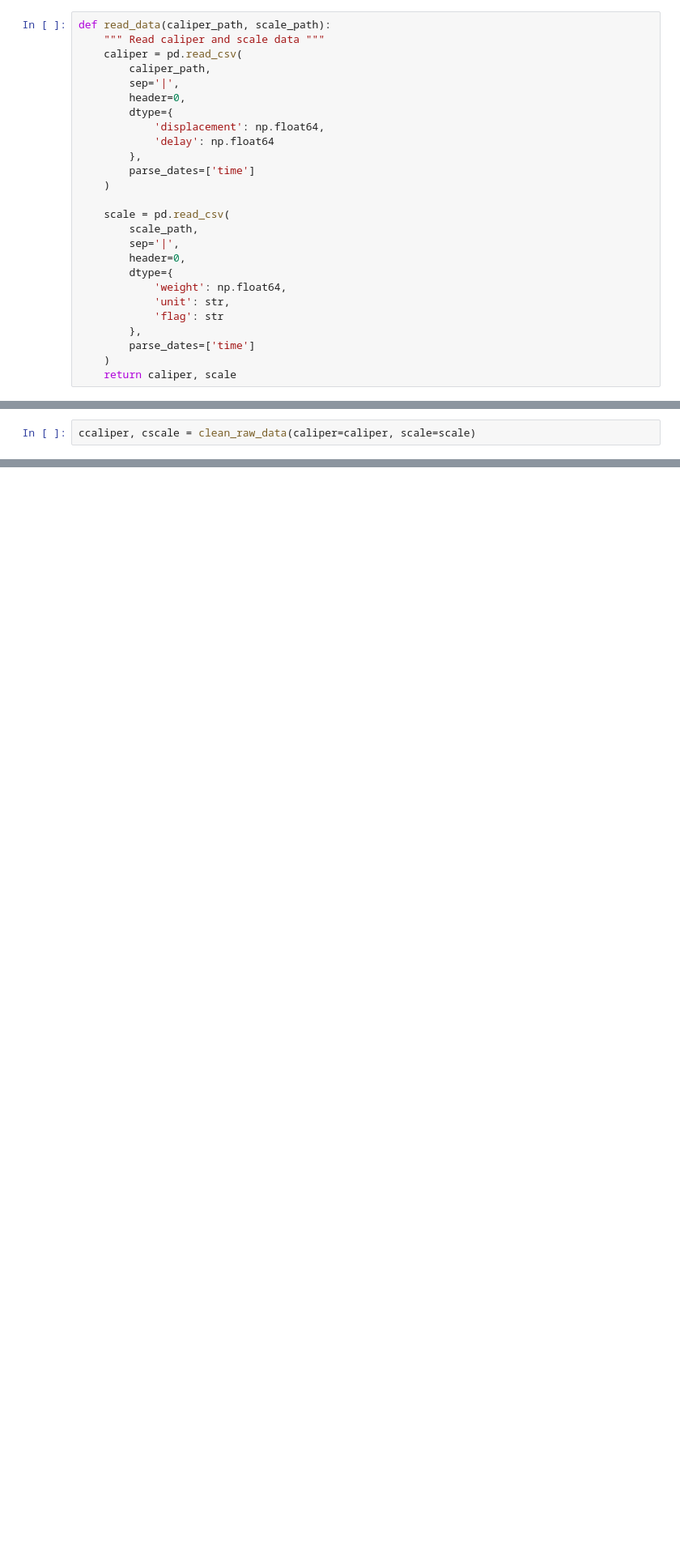
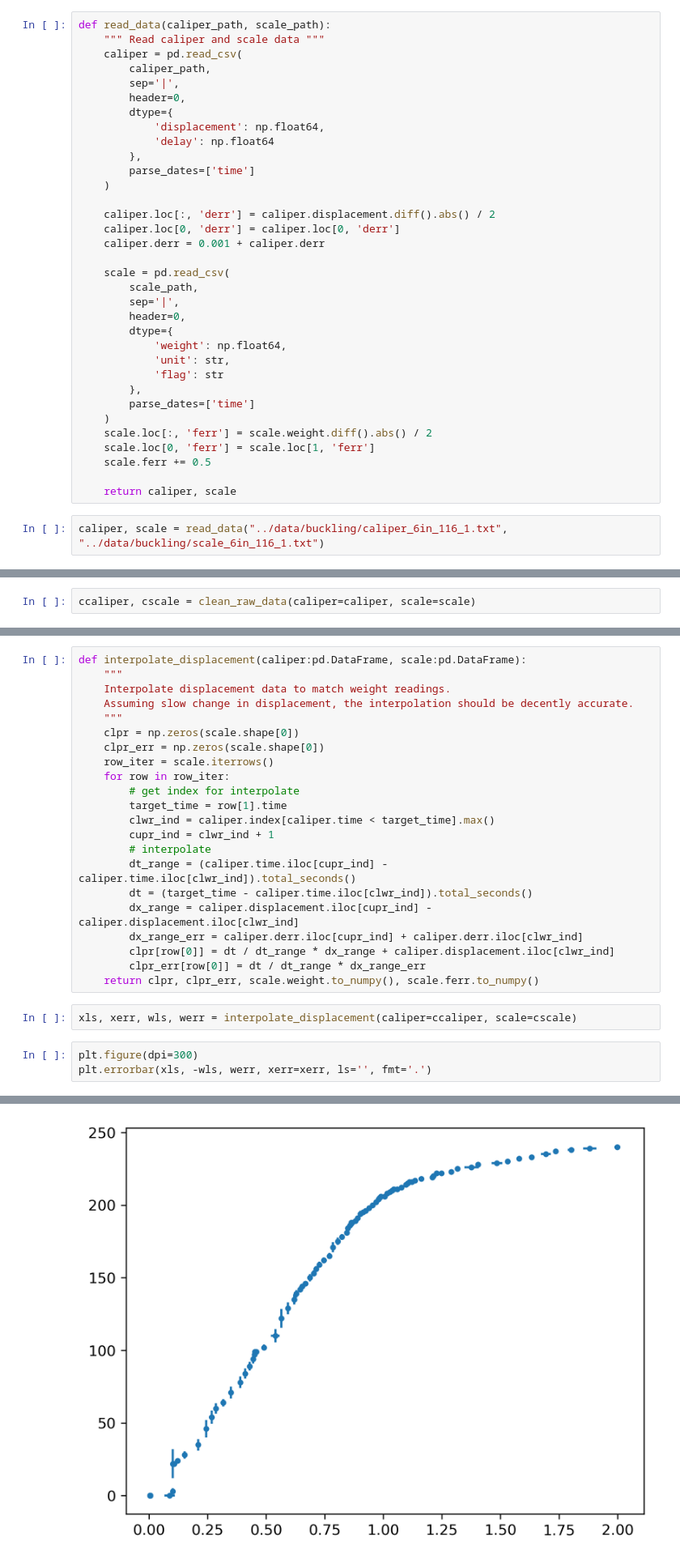
Before and after one commit to liuyiqiandrew/flexure_exp_proj, a Jupyter notebook: dev/force_displace_parsing.ipynb, the cells around one changed output, grey strips where cells are left out. Shown at 81% size. Drawn from its saved outputs; the diff is of its cells as text; blank space fills up the shorter version.

Commit message:
add error propagations

```diff
--- a/dev/force_displace_parsing.ipynb
+++ b/dev/force_displace_parsing.ipynb
@@ -39,6 +39,10 @@ def read_data(caliper_path, scale_path):
         parse_dates=['time']
     )
 
+    caliper.loc[:, 'derr'] = caliper.displacement.diff().abs() / 2
+    caliper.loc[0, 'derr'] = caliper.loc[0, 'derr']
+    caliper.derr = 0.001 + caliper.derr
+
     scale = pd.read_csv(
         scale_path,
         sep='|',
@@ -50,7 +54,13 @@ def read_data(caliper_path, scale_path):
         },
         parse_dates=['time']
     )
+    scale.loc[:, 'ferr'] = scale.weight.diff().abs() / 2
+    scale.loc[0, 'ferr'] = scale.loc[1, 'ferr']
+    scale.ferr += 0.5
+
     return caliper, scale
+# %%
+caliper, scale = read_data("../data/buckling/caliper_6in_116_1.txt", "../data/buckling/scale_6in_116_1.txt")
 # %%
 def clean_raw_data(caliper:pd.DataFrame, scale:pd.DataFrame):
     """ Clean raw data heads and tails for data matching later """
@@ -103,0 +97,28 @@ array([0.00000000e+00, 0.00000000e+00, 0.00000000e+00, 0.00000000e+00,
+# %%
+def interpolate_displacement(caliper:pd.DataFrame, scale:pd.DataFrame):
+    """
+    Interpolate displacement data to match weight readings.
+    Assuming slow change in displacement, the interpolation should be decently accurate.
+    """
+    clpr = np.zeros(scale.shape[0])
+    clpr_err = np.zeros(scale.shape[0])
+    row_iter = scale.iterrows()
+    for row in row_iter:
+        # get index for interpolate
+        target_time = row[1].time
+        clwr_ind = caliper.index[caliper.time < target_time].max()
+        cupr_ind = clwr_ind + 1
+        # interpolate
+        dt_range = (caliper.time.iloc[cupr_ind] - caliper.time.iloc[clwr_ind]).total_seconds()
+        dt = (target_time - caliper.time.iloc[clwr_ind]).total_seconds()
+        dx_range = caliper.displacement.iloc[cupr_ind] - caliper.displacement.iloc[clwr_ind]
+        dx_range_err = caliper.derr.iloc[cupr_ind] + caliper.derr.iloc[clwr_ind]
+        clpr[row[0]] = dt / dt_range * dx_range + caliper.displacement.iloc[clwr_ind]
+        clpr_err[row[0]] = dt / dt_range * dx_range_err
+    return clpr, clpr_err, scale.weight.to_numpy(), scale.ferr.to_numpy()
+# %%
+xls, xerr, wls, werr = interpolate_displacement(caliper=ccaliper, scale=cscale)
+# %%
+plt.figure(dpi=300)
+plt.errorbar(xls, -wls, werr, xerr=xerr, ls='', fmt='.')
+# %% [output]
@@ -104,3 +126,4 @@ array([0.00000000e+00, 0.00000000e+00, 0.00000000e+00, 0.00000000e+00,
+[figure, added]
 # %%
 r[1].time
 # %% [output]
```
Also changed, not shown: parts of 8 cells of this notebook, 27 other files.
